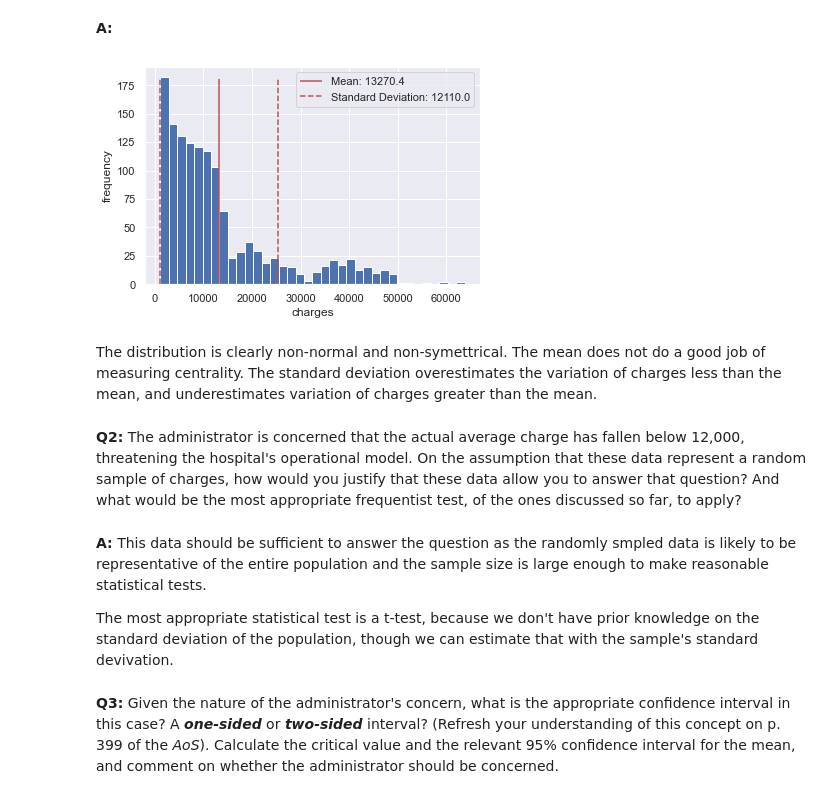
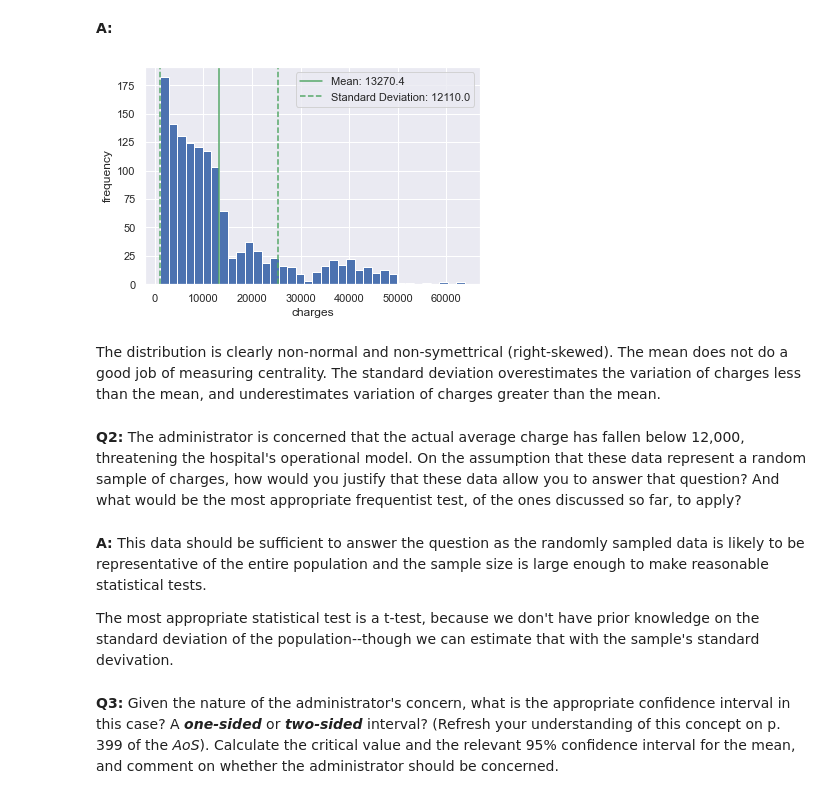
Before and after one commit to allen44/frequentist-inference, a Jupyter notebook: Frequentist Inference Case Study - Part B (2).ipynb, the cells around one changed output. Drawn from its saved outputs; the diff is of its cells as text; code cells hidden in the pictures.

```diff
--- a/Frequentist Inference Case Study - Part B (2).ipynb
+++ b/Frequentist Inference Case Study - Part B (2).ipynb
@@ -55,30 +55,42 @@ __A:__
 # %%
 sns.set()
 
-_ = medical['charges'].hist(bins=int(np.sqrt(len(medical))))
-_ = plt.xlabel('charges')
-_ = plt.ylabel('frequency')
-
 charges_mean = medical['charges'].mean()
-_ = plt.vlines(charges_mean, ymax=180, ymin=0, label=f'Mean: {charges_mean:0.1f}', color='r')
-
 charges_std = medical['charges'].std()
-_ = plt.vlines(charges_mean - charges_std, ymax=180, ymin=0, label=f'Standard Deviation: {charges_std:0.1f}', color='r', linestyle='--')
-_ = plt.vlines(charges_mean + charges_std, ymax=180, ymin=0, color='r', linestyle='--')
 
 
+fig, ax = plt.subplots(1, 1)
 
-_ = plt.legend()
+def plot_sample_hist(mean, std, axes=False, density=False):
+    if axes == False:
+        fig, ax = plt.subplots(1, 1)
+
+    _ = medical['charges'].hist(bins=int(np.sqrt(len(medical))), density=density)
+
+    _ = plt.xlabel('charges')
+    if density==True:
+        plt.ylabel('relative frequncy')
+    else:
+        _ = plt.ylabel('frequency')
+
+    _ = plt.axvline(charges_mean, label=f'Mean: {charges_mean:0.1f}', color='g')
+    _ = plt.axvline(charges_mean - charges_std, label=f'Standard Deviation: {charges_std:0.1f}', color='g', linestyle='--')
+    _ = plt.axvline(charges_mean + charges_std, color='g', linestyle='--')
+
+    _ = plt.legend()
+    return None
+
+plot_sample_hist(charges_mean, charges_std, ax)
 # %% [output]
-[figure, old version]
+[figure, new version]
 # %% [markdown]
-The distribution is clearly non-normal and non-symettrical. The mean does not do a good job of measuring centrality. The standard deviation overestimates the variation of charges less than the mean, and underestimates variation of charges greater than the mean.
+The distribution is clearly non-normal and non-symettrical (right-skewed). The mean does not do a good job of measuring centrality. The standard deviation overestimates the variation of charges less than the mean, and underestimates variation of charges greater than the mean.
 # %% [markdown]
 __Q2:__ The administrator is concerned that the actual average charge has fallen below 12,000, threatening the hospital's operational model. On the assumption that these data represent a random sample of charges, how would you justify that these data allow you to answer that question? And what would be the most appropriate frequentist test, of the ones discussed so far, to apply?
 # %% [markdown]
-__A:__ This data should be sufficient to answer the question as the randomly smpled data is likely to be representative of the entire population and the sample size is large enough to make reasonable statistical tests.
+__A:__ This data should be sufficient to answer the question as the randomly sampled data is likely to be representative of the entire population and the sample size is large enough to make reasonable statistical tests.
 
-The most appropriate statistical test is a t-test, because we don't have prior knowledge on the standard deviation of the population, though we can estimate that with the sample's standard devivation.
+The most appropriate statistical test is a t-test, because we don't have prior knowledge on the standard deviation of the population--though we can estimate that with the sample's standard devivation.
 # %% [markdown]
 __Q3:__ Given the nature of the administrator's concern, what is the appropriate confidence interval in this case? A ***one-sided*** or ***two-sided*** interval? (Refresh your understanding of this concept on p. 399 of the *AoS*). Calculate the critical value and the relevant 95% confidence interval for the mean, and comment on whether the administrator should be concerned.
 # %% [markdown]
```
Also changed, not shown: parts of 14 cells of this notebook.
